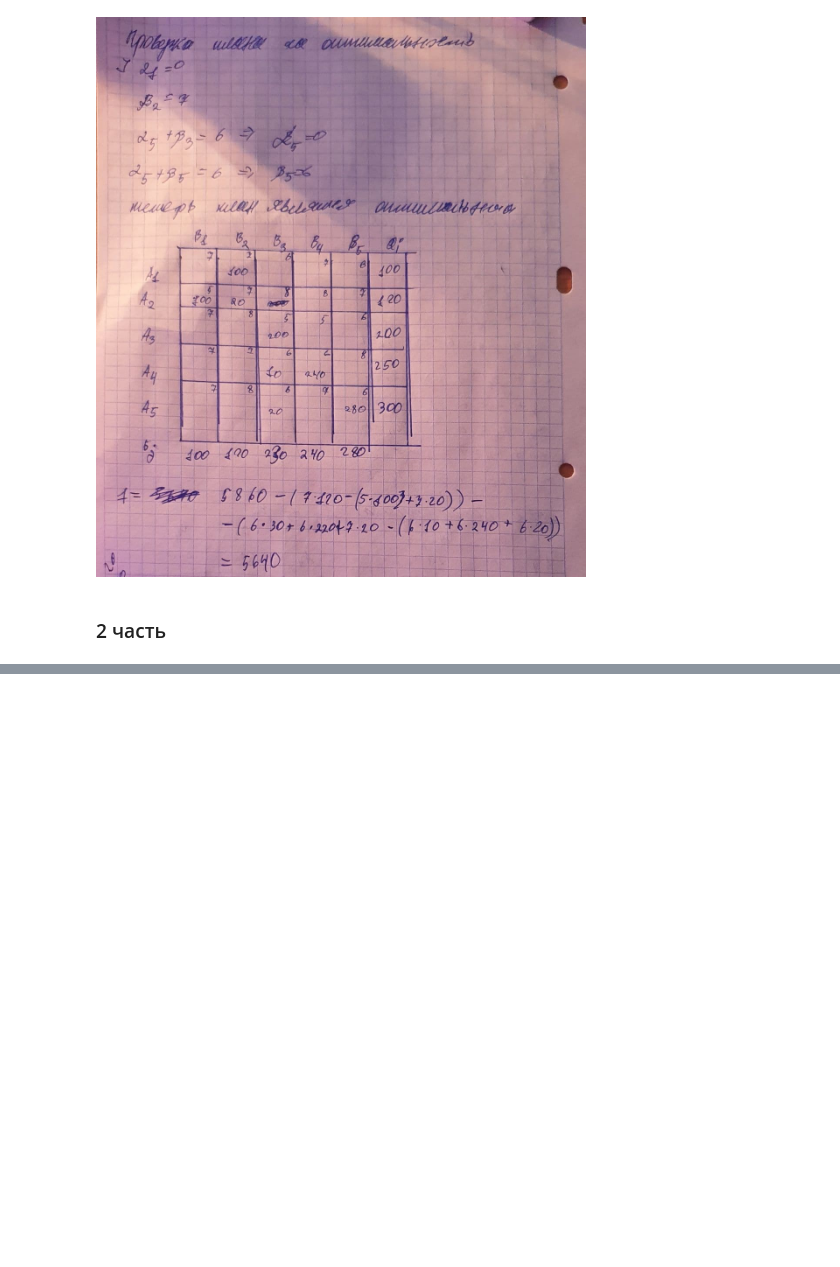
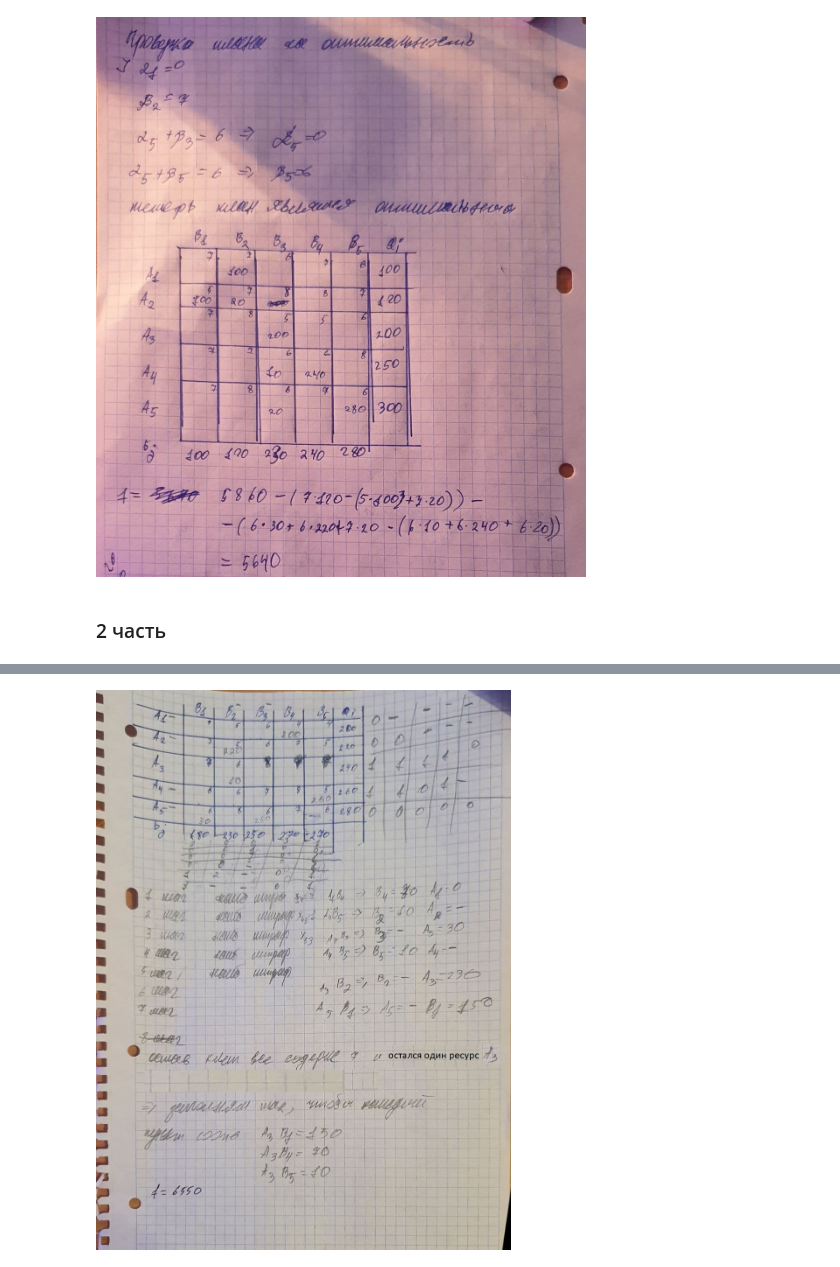
Before and after one commit to Saykon-k/pit, a Jupyter notebook: 5_semester/opt_met/8th_task/8.ipynb, the cells around one changed output, grey strips where cells are left out. Cells and saved outputs as stored; diff of their text form; code cells hidden in the pictures; blank space fills up the shorter version.

```diff
--- a/5_semester/opt_met/8th_task/8.ipynb
+++ b/5_semester/opt_met/8th_task/8.ipynb
@@ -33,0 +42,4 @@ Image(filename='info//solve_4_3.jpg')
+# %%
+Image(filename='info//solve_4_part_2_2.jpg')
+# %% [output]
+[figure, added]
```
Also changed, not shown: parts of 5 cells of this notebook.
